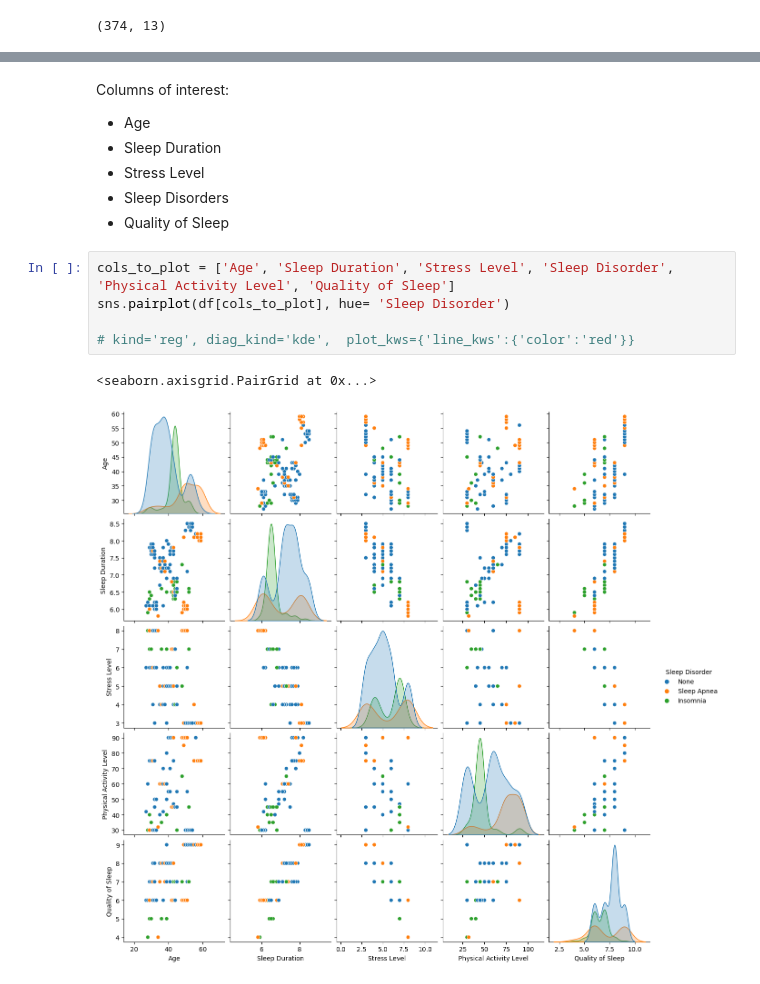
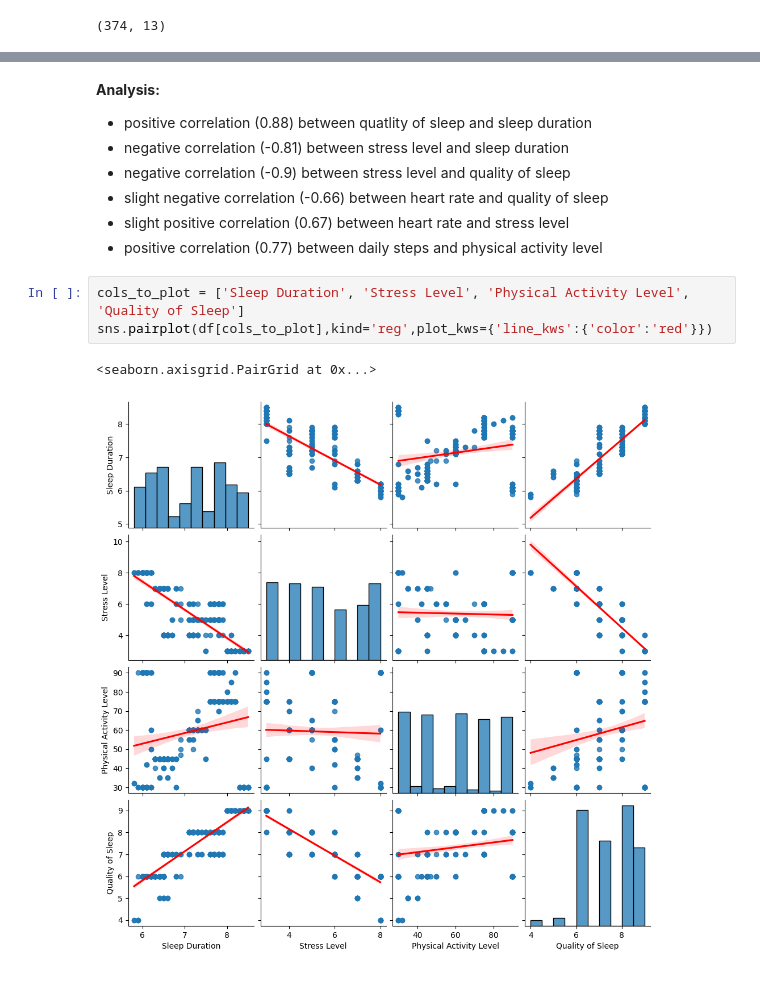
Before and after one commit to nikki14182/sleep-health, a Jupyter notebook: sleep.ipynb, the cells around one changed output, grey strips where cells are left out. Drawn from its saved outputs; the diff is of its cells as text.

```diff
--- a/sleep.ipynb
+++ b/sleep.ipynb
@@ -138,17 +160,16 @@ plt.show()
 <Figure size 2000x600 with 0 Axes>
-# %% [markdown]
-Columns of interest:
-
-* Age
-* Sleep Duration
-* Stress Level
-* Sleep Disorders
-* Quality of Sleep
+# %% [markdown]
+**Analysis:**
+
+* positive correlation (0.88) between quatlity of sleep and sleep duration
+* negative correlation (-0.81) between stress level and sleep duration
+* negative correlation (-0.9) between stress level and quality of sleep
+* slight negative correlation (-0.66) between heart rate and quality of sleep
+* slight positive correlation (0.67) between heart rate and stress level
+* positive correlation (0.77) between daily steps and physical activity level
 # %%
-cols_to_plot = ['Age', 'Sleep Duration', 'Stress Level', 'Sleep Disorder', 'Physical Activity Level', 'Quality of Sleep']
-sns.pairplot(df[cols_to_plot], hue= 'Sleep Disorder')
-
-# kind='reg', diag_kind='kde',  plot_kws={'line_kws':{'color':'red'}}
+cols_to_plot = ['Sleep Duration', 'Stress Level', 'Physical Activity Level', 'Quality of Sleep']
+sns.pairplot(df[cols_to_plot],kind='reg',plot_kws={'line_kws':{'color':'red'}})
 # %% [output]
 <seaborn.axisgrid.PairGrid at 0x...>
-[figure, old version]
+[figure, new version]
```
Also changed, not shown: parts of 24 cells of this notebook.
